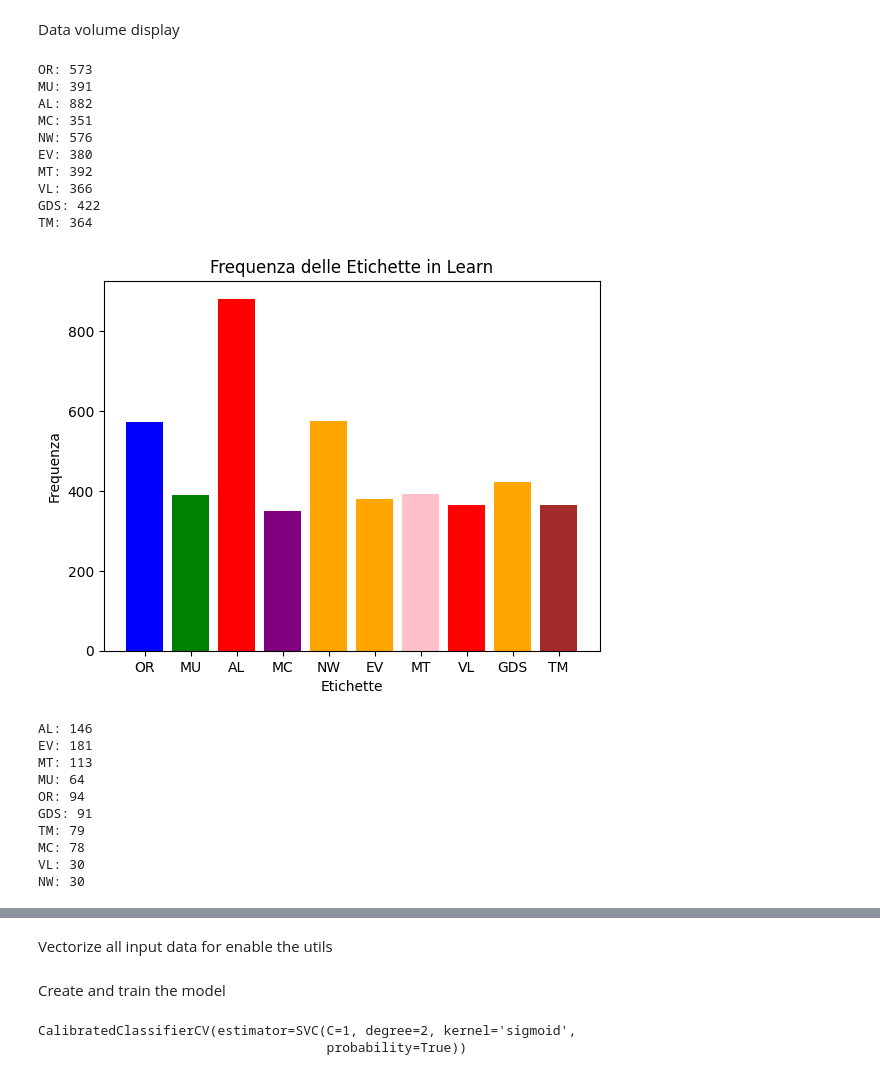
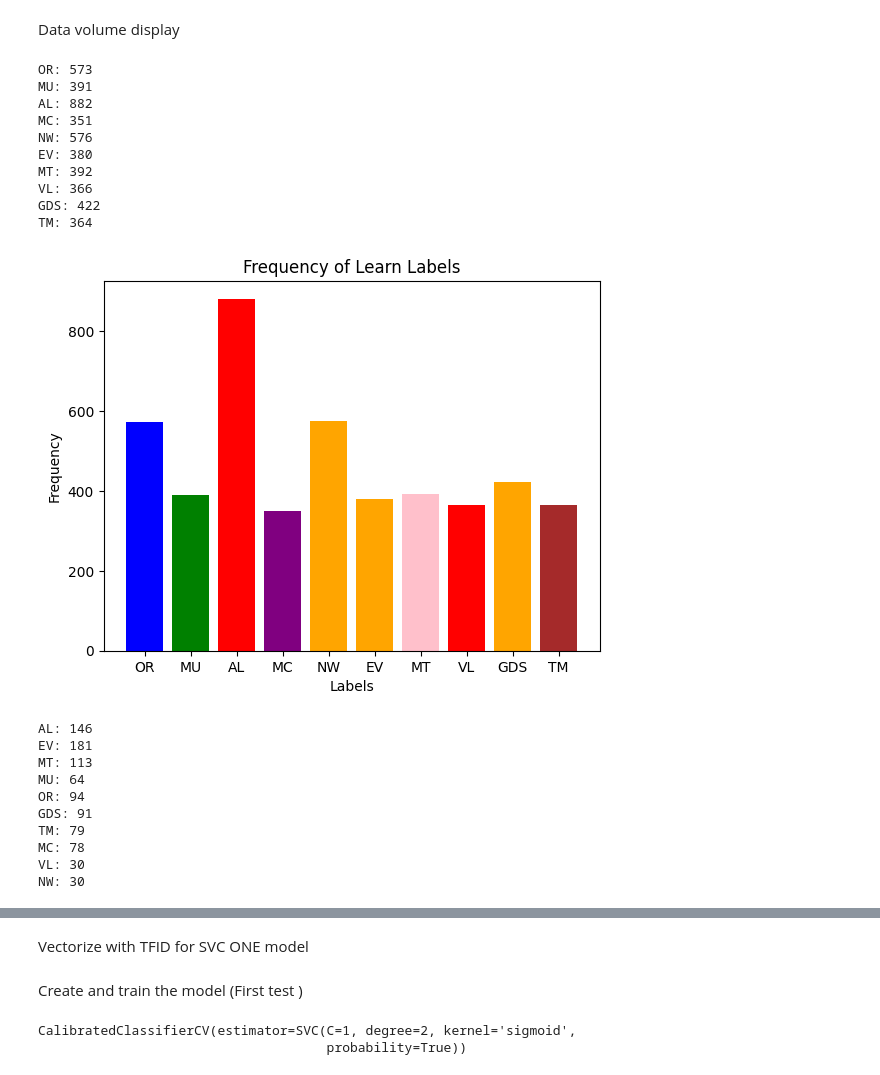
Before and after one commit to ProjecVirgil/VirgilML, a Jupyter notebook: script/learning_ita.ipynb, the cells around one changed output, grey strips where cells are left out. Saved outputs shown, nothing was run; the diff lists cells and outputs as text; code cells hidden in the pictures.

```diff
--- a/script/learning_ita.ipynb
+++ b/script/learning_ita.ipynb
@@ -62,10 +62,10 @@ bar_colors = [label_to_color[label] for label in train_labels]
 # Crea un grafico a barre con colori diversi per ciascuna colonna
 plt.bar(unique_labels, frequencies, color=bar_colors)
 # Aggiungi etichette
-plt.xlabel('Etichette')
-plt.ylabel('Frequenza')
+plt.xlabel('Labels')
+plt.ylabel('Frequency')
 # Aggiungi un titolo
-plt.title('Frequenza delle Etichette in Learn')
+plt.title('Frequency of Learn Labels')
 # Mostra il grafico a barre
 plt.show()
 
@@ -87,40 +87,40 @@ for index , value in enumerate(unique_labels):
 #******************** Test dataset ********************
 # Crea un dizionario che mappa ciascuna etichetta al suo colore corrispondente
 label_to_color = {label: color for label, color in zip(unique_labels, unique_colors)}
 # Estrai i colori corrispondenti alle etichette nel tuo dataset
 bar_colors = [label_to_color[label] for label in test_labels]
 # Crea un grafico a barre con colori diversi per ciascuna colonna
 plt.bar(unique_labels, frequencies, color=bar_colors)
 # Aggiungi etichette
-plt.xlabel('Etichette')
-plt.ylabel('Frequenza')
+plt.xlabel('Labels')
+plt.ylabel('Frequency')
 # Aggiungi un titolo
-plt.title('Frequenza delle Etichette in Test')
+plt.title('Frequency Of Labels in Test')
 # Mostra il grafico a barre
 plt.show()
 
 
 #******************** lenght ********************
 # Explore the length of sentences in the 'Frasi' column
 dataset_training['Frasi_length'] = dataset_training['Frasi'].apply(len)
 plt.figure(figsize=(12, 6))
 sns.histplot(dataset_training['Frasi_length'], bins=30, kde=True)
-plt.title('Distribuzione della Lunghezza delle Frasi')
-plt.xlabel('Lunghezza delle Frasi')
-plt.ylabel('Frequenza')
+plt.title('Distribution of Phrase Length')
+plt.xlabel('Lenght of phrase')
+plt.ylabel('Frequency')
 plt.show()
 # %% [output]
 OR: 573
 MU: 391
 AL: 882
 MC: 351
 NW: 576
 EV: 380
 MT: 392
 VL: 366
 GDS: 422
 TM: 364
-[figure, old version]
+[figure, new version]
 AL: 146
 EV: 181
 MT: 113
@@ -136,12 +136,13 @@ NW: 30
-# %% [markdown]
-Vectorize all input data for enable the utils
+# %% [markdown]
+Vectorize with TFID for SVC ONE model
 # %%
 # Create vector TFI
 tfidf_vectorizer = TfidfVectorizer(max_features=500,ngram_range=(1,1),norm='l1',use_idf=True)
 train_features = tfidf_vectorizer.fit_transform(train_data)
 test_features =  tfidf_vectorizer.transform(test_data)
 # %% [markdown]
-Create and train the model
+Create and train the model (First test
+)
 # %%
 # Training the model
 svm_model = SVC(kernel='sigmoid', probability=True,C=1,degree=2,gamma='scale',shrinking=True)
```
Also changed, not shown: parts of 18 cells of this notebook, 19 other files.
